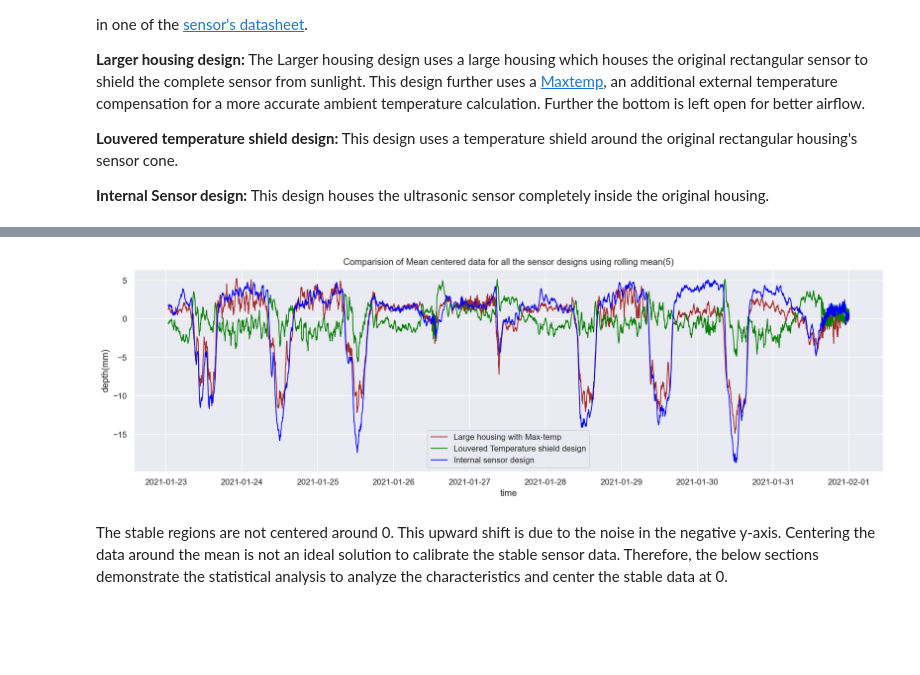
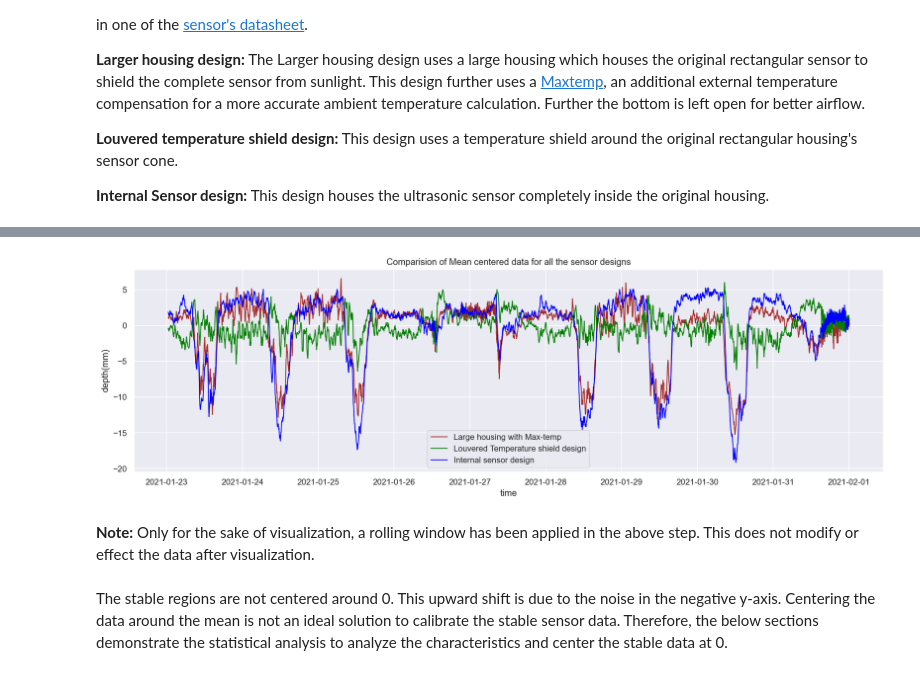
Before and after one commit to floodsense/housing_experiments, a Jupyter notebook: FloodSense_sensor_design_analysis.ipynb, the cells around one changed output, grey strips where cells are left out. Saved outputs shown, nothing was run; the diff lists cells and outputs as text; code cells hidden in the pictures; blank space fills up the shorter version.

```diff
--- a/FloodSense_sensor_design_analysis.ipynb
+++ b/FloodSense_sensor_design_analysis.ipynb
@@ -53,3 +53,8 @@ df_original = df_original[(df_original['original_distance']<4000) & (df_original
+# %%
+df_original = df_original[(df_original['original_distance']<4000) & (df_original['original_distance']!=0)]
+df_large = df_large[(df_large['large_distance']<4000) & (df_large['large_distance']!=0)]
+df_louvered = df_louvered[(df_louvered['louvered_distance']<4000) & (df_louvered['louvered_distance']!=0)]
+df_inside = df_inside[(df_inside['inside_distance']<4000) & (df_inside['inside_distance']!=0)]
 # %%
 df = df_original.join(df_large, how='outer').join(df_louvered, how='outer').join(df_inside, how='outer')
 # %% [markdown]
@@ -89,20 +96,24 @@ The following three designs sheilds the ultrasonic sensor from direct sunlight a
 | Larger outer housing using Maxtemp| Louvered temperature shield | Internal Sensor |
 |----------|-------------------|------------------------|
 |<img src="img/larger-housing.png" width="320" >|<img src="img/Louvered-design.png" width="360" >|<img src="img/Sensor-inside.png" width="360" >|
+# %%
+rolling_points = 5
 # %%
 fig, ax = plt.subplots()
 fig.set_size_inches(18, 5.00)
 start, end = '2021-01-22', '2021-01-31'
-ax.plot(df.loc[start:end, 'large depth'].dropna().rolling(7).mean(), linestyle='-', linewidth=1.2, label='Large housing with Max-temp', color='brown')
-ax.plot(df.loc[start:end, 'louvered depth'].dropna().rolling(7).mean(), linestyle='-', linewidth=1.2, label='Louvered Temperature shield design', color='green')
-ax.plot(df.loc[start:end, 'inside depth'].dropna().rolling(7).mean(), linestyle='-', linewidth=1.2, label='Internal sensor design', color='blue')
-plt.title('Comparision of Mean centered data for all the sensor designs using rolling mean(5)')
+ax.plot(df.loc[start:end, 'large depth'].dropna().rolling(rolling_points).mean(), linestyle='-', linewidth=1.2, label='Large housing with Max-temp', color='brown')
+ax.plot(df.loc[start:end, 'louvered depth'].dropna().rolling(rolling_points).mean(), linestyle='-', linewidth=1.2, label='Louvered Temperature shield design', color='green')
+ax.plot(df.loc[start:end, 'inside depth'].dropna().rolling(rolling_points).mean(), linestyle='-', linewidth=1.2, label='Internal sensor design', color='blue')
+plt.title('Comparision of Mean centered data for all the sensor designs')
 plt.xlabel('time')
 plt.ylabel('depth(mm)')
 ax.legend()
 plt.show()
 # %% [output]
-[figure, old version]
+[figure, new version]
+# %% [markdown]
+**Note:** Only for the sake of visualization, a rolling window has been applied in the above step. This does not modify or effect the data after visualization.
 # %% [markdown]
 The stable regions are not centered around 0. This upward shift is due to the noise in the negative y-axis. Centering the data around the mean is not an ideal solution to calibrate the stable sensor data. Therefore, the below sections demonstrate the statistical analysis to analyze the characteristics and center the stable data at 0.
 # %% [markdown]
```
Also changed, not shown: parts of 45 cells of this notebook.
